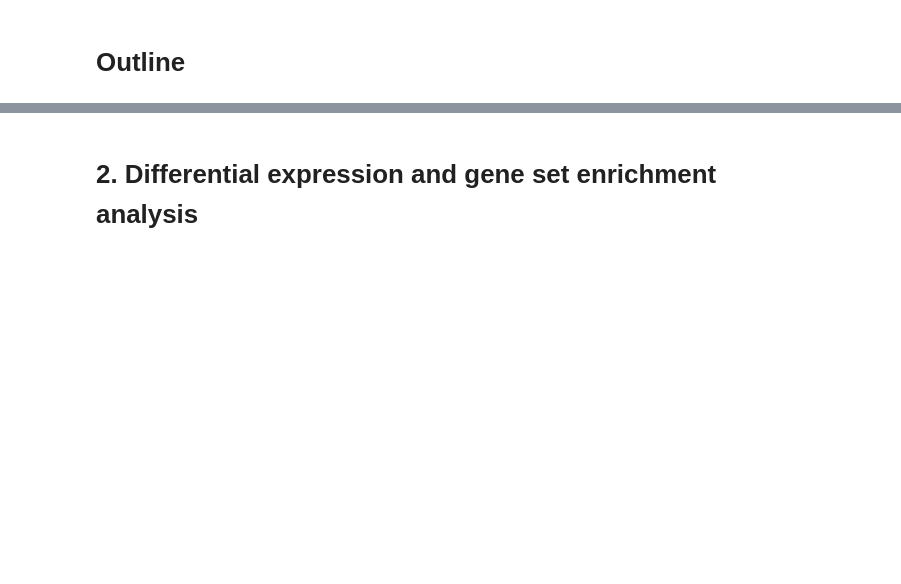
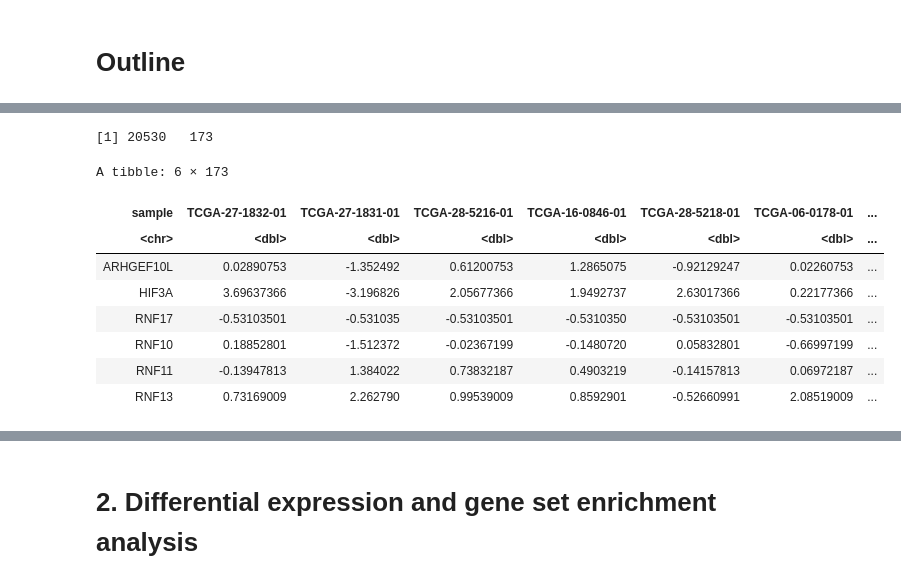
Before and after one commit to yenhsieh/LSL_2022, a Jupyter notebook: 02_from Xena to DEG.ipynb, the cells around one changed output, grey strips where cells are left out. Saved outputs shown, nothing was run; the diff lists cells and outputs as text; code cells hidden in the pictures; blank space fills up the shorter version.

```diff
--- a/02_from Xena to DEG.ipynb
+++ b/02_from Xena to DEG.ipynb
@@ -15,0 +109,6 @@ head(XenaData)
+# %%
+datasetID = 'TCGA.GBM.sampleMap/HiSeqV2_PANCAN'
+file_op3 =
+    XenaGenerate() %>%
+    XenaFilter(filterDatasets = datasetID)
+file_op3@datasets
@@ -15,0 +119,6 @@ head(XenaData)
+# %%
+df_gbm_op3 =
+    file_op3 %>%
+    XenaQuery() %>%
+    XenaDownload() %>%
+    XenaPrepare()
@@ -15,0 +135,16 @@ head(XenaData)
+# %%
+dim(df_gbm_op3)
+# %% [output]
+[1] 20530   173
+# %%
+head(df_gbm_op3)
+# %% [output]
+A tibble: 6 × 173
+| sample | TCGA-27-1832-01 | TCGA-27-1831-01 | TCGA-28-5216-01 | TCGA-16-0846-01 | TCGA-28-5218-01 | TCGA-06-0178-01 | ... |
+| <chr> | <dbl> | <dbl> | <dbl> | <dbl> | <dbl> | <dbl> | ... |
+| ARHGEF10L | 0.02890753 | -1.352492 | 0.61200753 | 1.2865075 | -0.92129247 | 0.02260753 | ... |
+| HIF3A | 3.69637366 | -3.196826 | 2.05677366 | 1.9492737 | 2.63017366 | 0.22177366 | ... |
+| RNF17 | -0.53103501 | -0.531035 | -0.53103501 | -0.5310350 | -0.53103501 | -0.53103501 | ... |
+| RNF10 | 0.18852801 | -1.512372 | -0.02367199 | -0.1480720 | 0.05832801 | -0.66997199 | ... |
+| RNF11 | -0.13947813 | 1.384022 | 0.73832187 | 0.4903219 | -0.14157813 | 0.06972187 | ... |
+| RNF13 | 0.73169009 | 2.262790 | 0.99539009 | 0.8592901 | -0.52660991 | 2.08519009 | ... |
```
Also changed, not shown: parts of 28 cells of this notebook.
